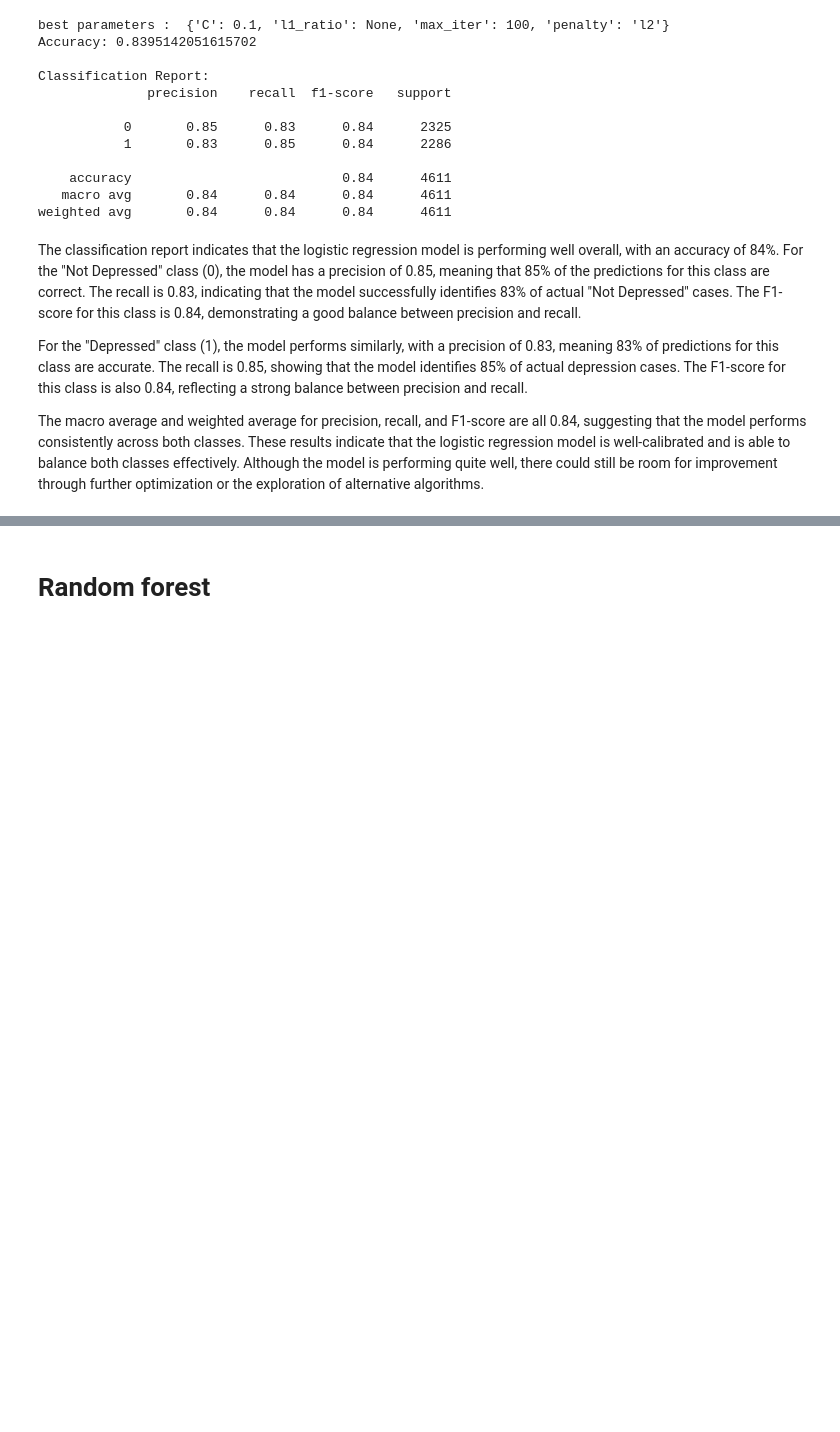
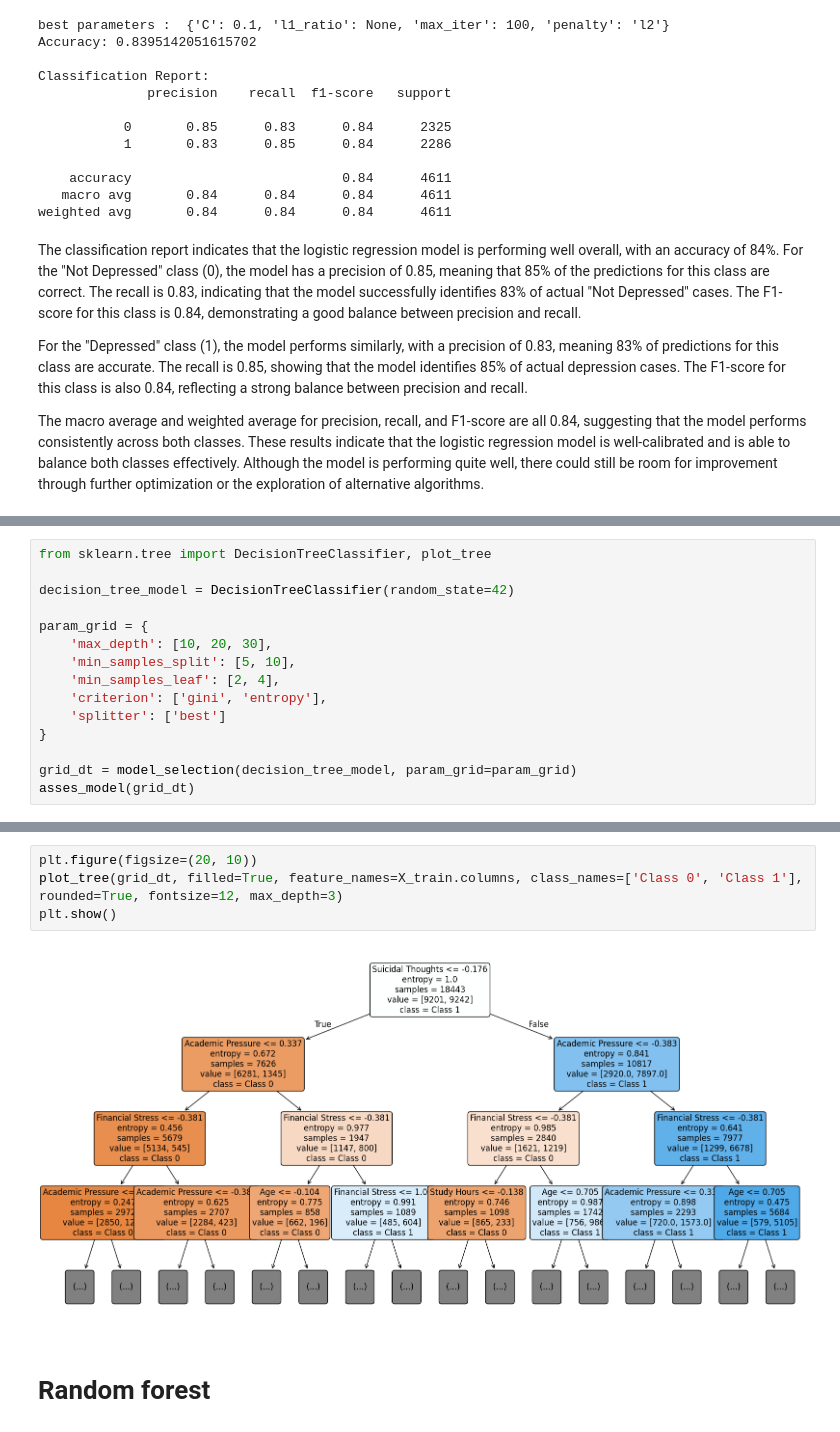
Before and after one commit to NaDub/ML_2024, a Jupyter notebook: Depression_Analysis_V1.ipynb, the cells around one changed output, grey strips where cells are left out. Drawn from its saved outputs; the diff is of its cells as text; blank space fills up the shorter version.

Commit message:
tree

```diff
--- a/Depression_Analysis_V1.ipynb
+++ b/Depression_Analysis_V1.ipynb
@@ -1334,0 +1337,15 @@ The macro average and weighted average for precision, recall, and F1-score are a
+# %%
+from sklearn.tree import DecisionTreeClassifier, plot_tree
+
+decision_tree_model = DecisionTreeClassifier(random_state=42)
+
+param_grid = {
+    'max_depth': [10, 20, 30],
+    'min_samples_split': [5, 10],
+    'min_samples_leaf': [2, 4],
+    'criterion': ['gini', 'entropy'],
+    'splitter': ['best']
+}
+
+grid_dt = model_selection(decision_tree_model, param_grid=param_grid)
+asses_model(grid_dt)
@@ -1335,3 +1365,9 @@ The macro average and weighted average for precision, recall, and F1-score are a
+# %%
+plt.figure(figsize=(20, 10))
+plot_tree(grid_dt, filled=True, feature_names=X_train.columns, class_names=['Class 0', 'Class 1'], rounded=True, fontsize=12, max_depth=3)
+plt.show()
+# %% [output]
+[figure, added]
 # %% [markdown]
 # Random forest
 # %%
```
Also changed, not shown: parts of 2 cells of this notebook.
